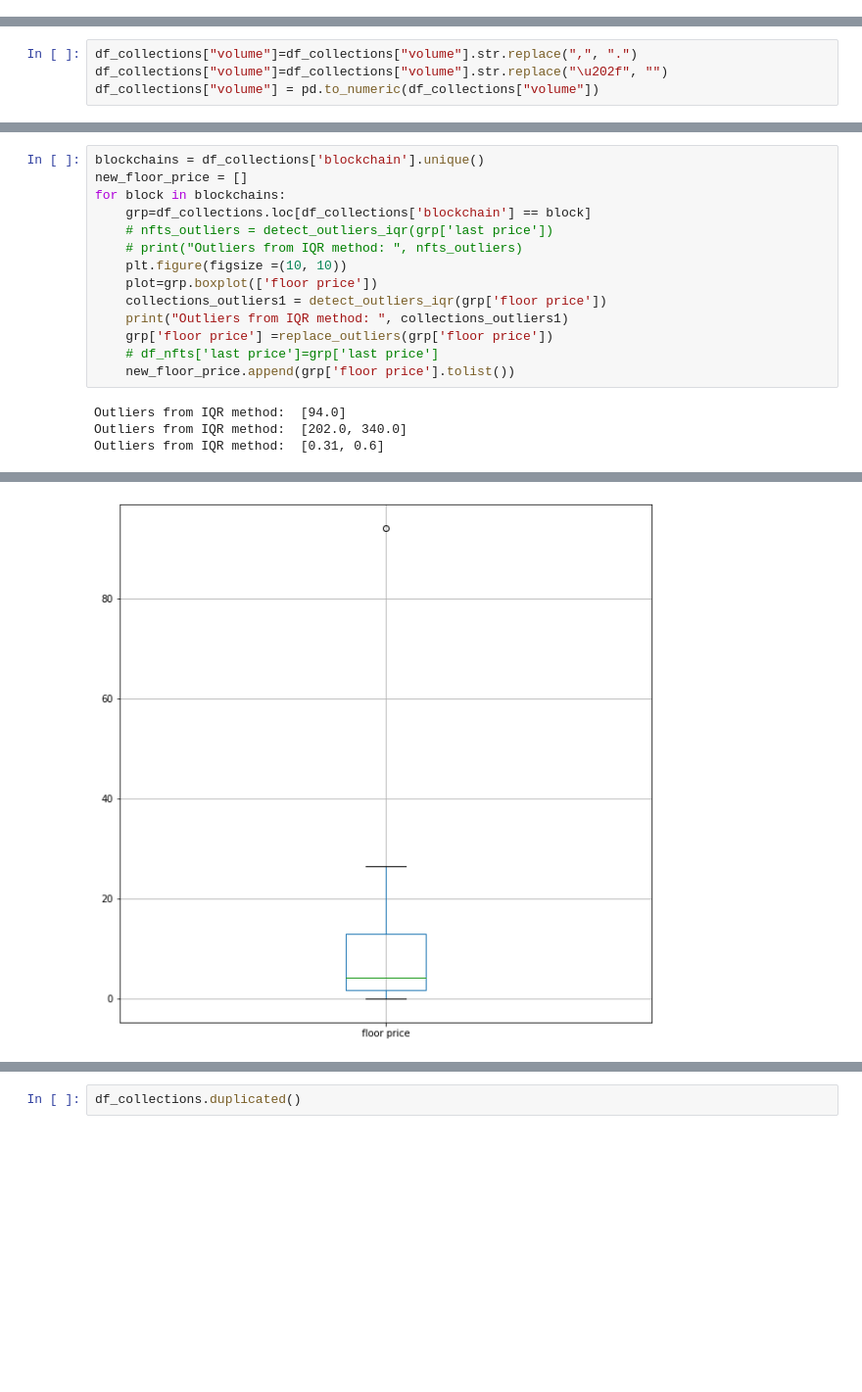
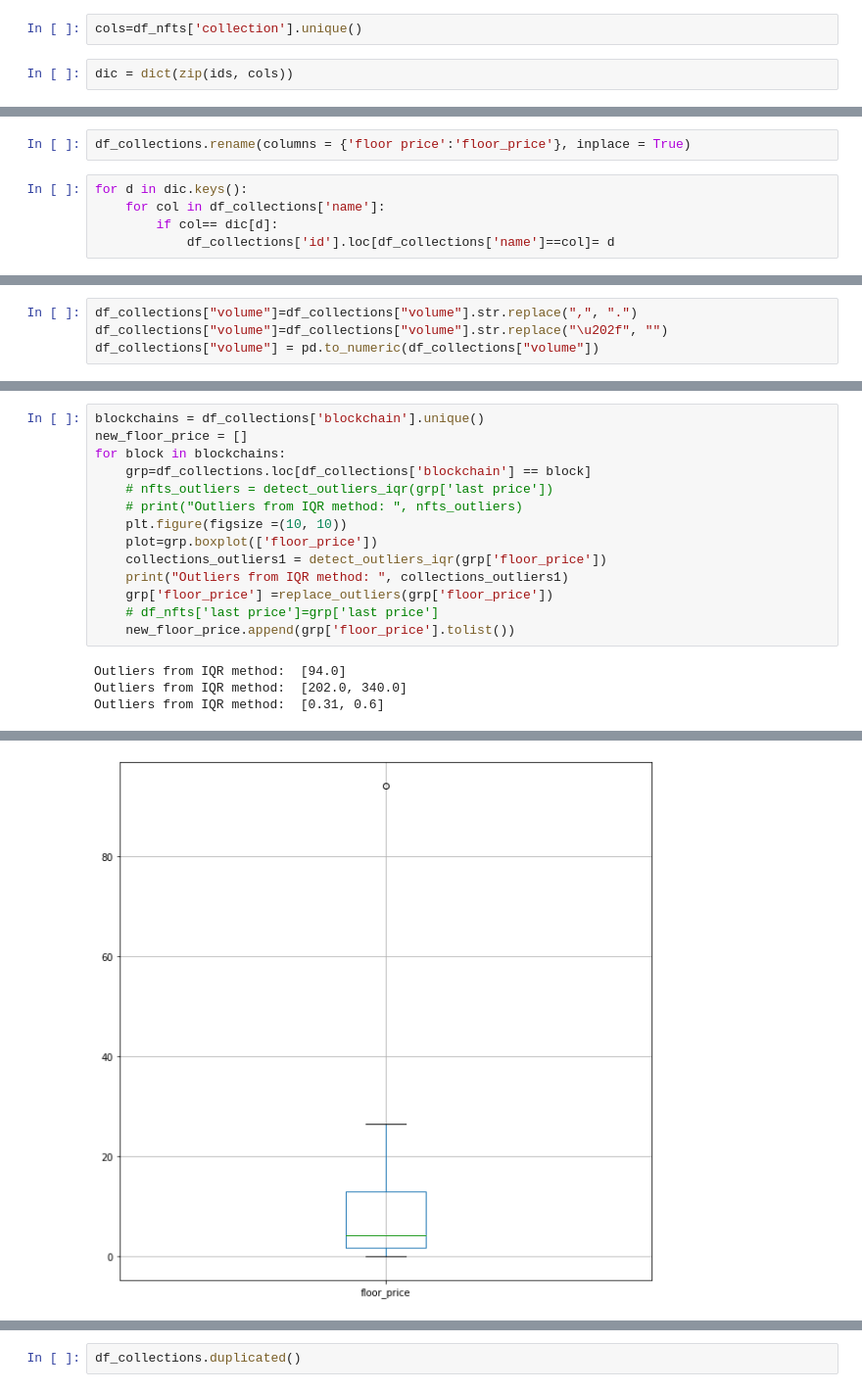
Before and after one commit to be-soumaya/nfts-project, a Jupyter notebook: Data/cleaning-soumaya.ipynb, the cells around one changed output, grey strips where cells are left out. Shown at 98% size. Saved outputs shown, nothing was run; the diff lists cells and outputs as text; blank space fills up the shorter version.

```diff
--- a/Data/cleaning-soumaya.ipynb
+++ b/Data/cleaning-soumaya.ipynb
@@ -254,0 +275,4 @@ df_nfts
+# %%
+cols=df_nfts['collection'].unique()
+# %%
+dic = dict(zip(ids, cols))
@@ -275,3 +319,10 @@ df_collections
 | 51 | MyCryptoHeroes | 27 229,22 | 0.0020 | 5800 | 78600 | polygon | eth |
 | 52 | Decentral Games ICE Poker | 12 022,75 | 0.3100 | 4100 | 33200 | polygon | eth |
 | 53 | ZED RUN Legacy | 46 708,63 | 0.0100 | 36200 | 217900 | polygon | eth |
+# %%
+df_collections.rename(columns = {'floor price':'floor_price'}, inplace = True)
+# %%
+for d in dic.keys():
+    for col in df_collections['name']:
+        if col== dic[d]:
+            df_collections['id'].loc[df_collections['name']==col]= d
@@ -367,12 +445,12 @@ for block in blockchains:
     # nfts_outliers = detect_outliers_iqr(grp['last price'])
     # print("Outliers from IQR method: ", nfts_outliers)
     plt.figure(figsize =(10, 10))
-    plot=grp.boxplot(['floor price'])
-    collections_outliers1 = detect_outliers_iqr(grp['floor price'])
+    plot=grp.boxplot(['floor_price'])
+    collections_outliers1 = detect_outliers_iqr(grp['floor_price'])
     print("Outliers from IQR method: ", collections_outliers1)
-    grp['floor price'] =replace_outliers(grp['floor price'])
+    grp['floor_price'] =replace_outliers(grp['floor_price'])
     # df_nfts['last price']=grp['last price']
-    new_floor_price.append(grp['floor price'].tolist())
+    new_floor_price.append(grp['floor_price'].tolist())
 # %% [output]
 Outliers from IQR method:  [94.0]
 Outliers from IQR method:  [202.0, 340.0]
@@ -395,2 +473,2 @@ See the caveats in the documentation: https://pandas.pydata.org/pandas-docs/stab
-[figure, old version]
+[figure, new version]
 [figure]
```
Also changed, not shown: parts of 27 cells of this notebook, 23 other files.
